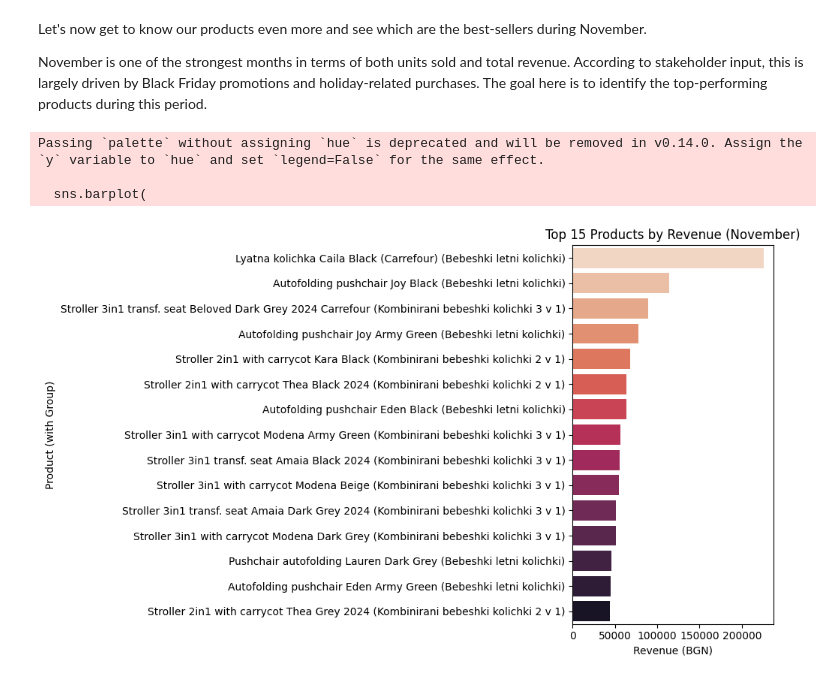
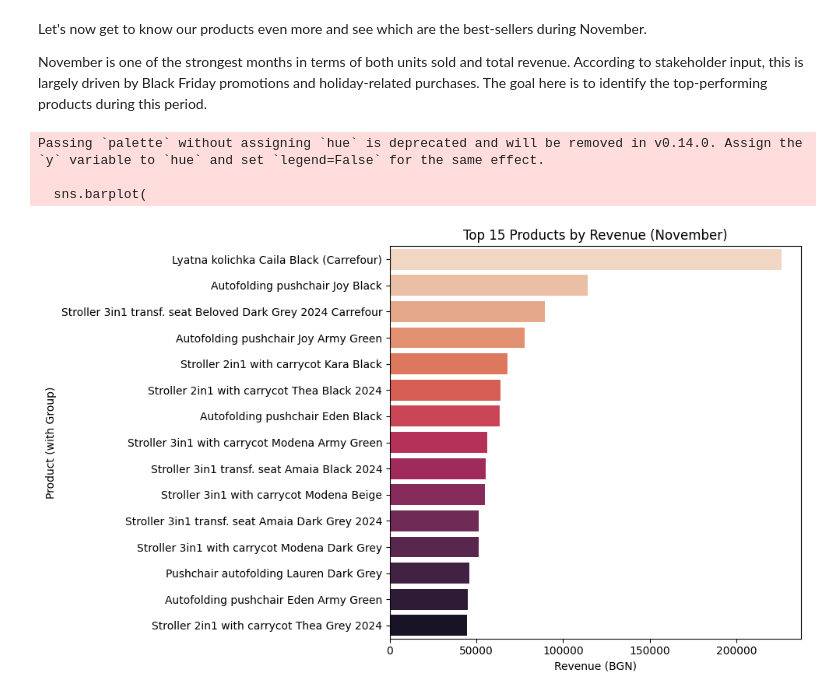
Before and after one commit to AntoDavidov/model, a Jupyter notebook: master-kikka-boo-predictor.ipynb, the cells around one changed output. Saved outputs shown, nothing was run; the diff lists cells and outputs as text; code cells hidden in the pictures.

```diff
--- a/master-kikka-boo-predictor.ipynb
+++ b/master-kikka-boo-predictor.ipynb
@@ -577,35 +577,33 @@ November is one of the strongest months in terms of both units sold and total re
 # %%
 november_sales = merged_df[merged_df['Month'].dt.month == 11]
 
 top_november_products = (
     november_sales
     .groupby(['SKU', 'Product Description', 'Product Group Label'])[['Quantity', 'Revenue']]
     .sum()
     .sort_values(by='Revenue', ascending=False)
     .head(15)
     .reset_index()
 )
 
-top_november_products['Label'] = (
-    top_november_products['Product Description'] +
-    ' (' + top_november_products['Product Group Label'] + ')'
-)
+top_november_products['Label'] = top_november_products['Product Description']
+
 
 plt.figure(figsize=(10, 6))
 sns.barplot(
     data=top_november_products.sort_values(by='Revenue'),
     y='Label',
     x='Revenue',
     palette='rocket'
 )
 plt.title('Top 15 Products by Revenue (November)')
 plt.xlabel('Revenue (BGN)')
 plt.ylabel('Product (with Group)')
 plt.tight_layout()
 plt.gca().invert_yaxis()
 plt.show()
 # %% [output]
 Passing `palette` without assigning `hue` is deprecated and will be removed in v0.14.0. Assign the `y` variable to `hue` and set `legend=False` for the same effect.
 
   sns.barplot(
-[figure, old version]
+[figure, new version]
```
Also changed, not shown: parts of 51 cells of this notebook.
